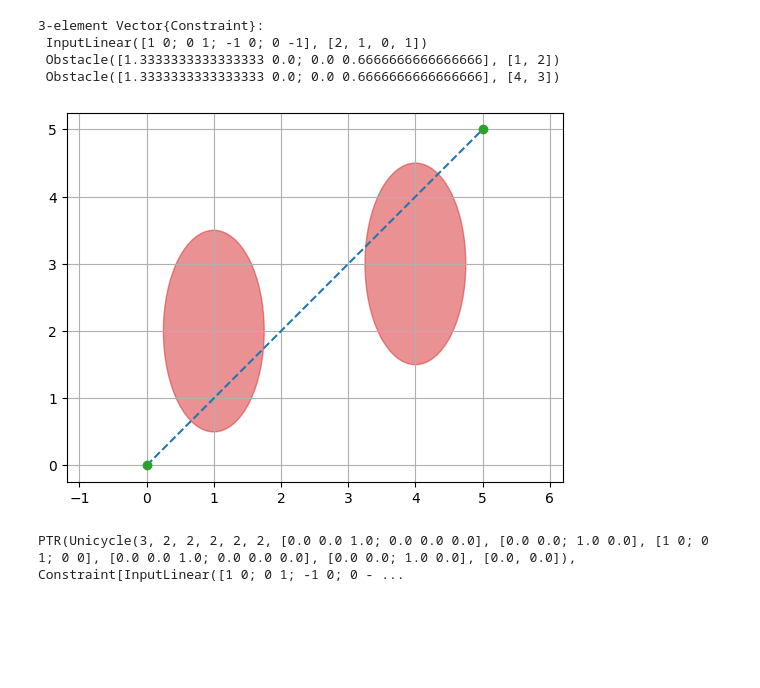
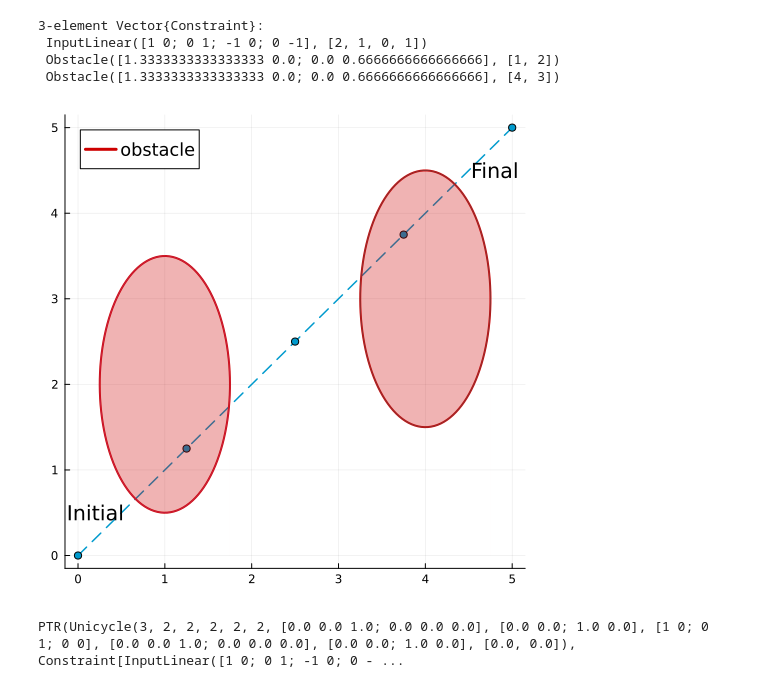
Before and after one commit to taewankim1/synthesis-trajectory-funnel, a Jupyter notebook: ptr_unicycle.ipynb, the cells around one changed output. Drawn from its saved outputs; the diff is of its cells as text; code cells hidden in the pictures; blank space fills up the shorter version.

```diff
--- a/ptr_unicycle.ipynb
+++ b/ptr_unicycle.ipynb
@@ -60,23 +60,22 @@ dt0 = tf0/N*ones(N);
 for i = 1:N+1
     x0[:,i] = (N-i+1)/N*xi+(i-1)/N*xf;
 end
-# %%
-plt.figure()
-ax = plt.subplot(111)
-for (ce, H) in zip(c_list, H_list)
-    rx = 1 / H[1, 1]  # Adjusted indexing for Julia (1-based indexing)
-    ry = 1 / H[2, 2]  # Adjusted indexing for Julia
-    circle1 = matplotlib[:patches][:Ellipse]((ce[1], ce[2]), width=rx*2, height=ry*2, color="tab:red", alpha=0.5, fill=true)
-    ax[:add_patch](circle1)  # Using add_patch method to add the ellipse to the plot
-end
-ax.plot(x0[1,:],x0[2,:],"--",color="tab:blue")
-ax.plot(xi[1],xi[2],"o",color="tab:green")
-ax.plot(xf[1],xf[2],"o",color="tab:green")
-ax.grid(true)
-ax[:axis]("equal")
-gcf()
-# %% [output]
-[figure, removed]
+# %%
+p2 = Plots.plot(; size=(500,500))
+plot!(x0[1,:],x0[2,:],c=:deepskyblue3,linestyle=:dash,linewidth=1.5,label=nothing)
+scatter!(x0[1,:],x0[2,:],c=:deepskyblue3,linewidth=1.5,label=nothing)
+for (idx,(ce, H)) in enumerate(zip(c_list, H_list))
+    label = nothing
+    if idx == 1
+        label = "obstacle"
+    end
+    plot_ellipse(p2,inv(H)*inv(H),ce,"red3",label=label)
+end
+annotate!(0.2, 0.5, text("Initial", :black, :center))
+annotate!(4.8, 4.5, text("Final", :black, :center))
+display(p2)
+# %% [output]
+[figure, added]
 # %%
 xmin = [0;0;0];
 xmax = [5;5;pi];
```
Also changed, not shown: parts of 4 cells of this notebook, 17 other files.
